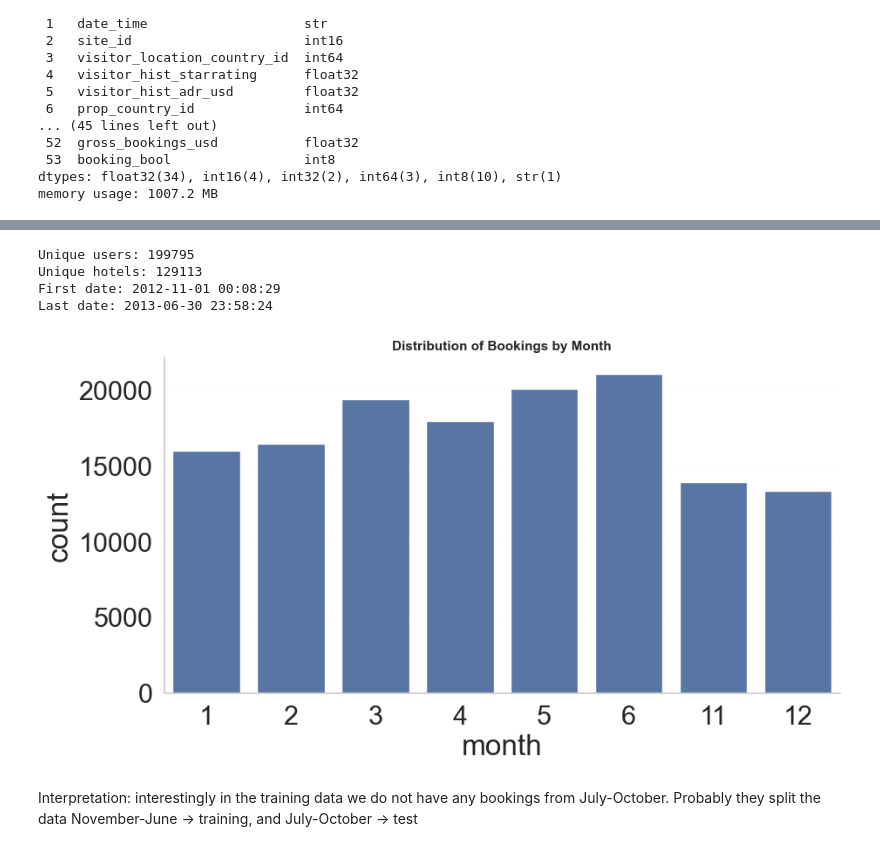
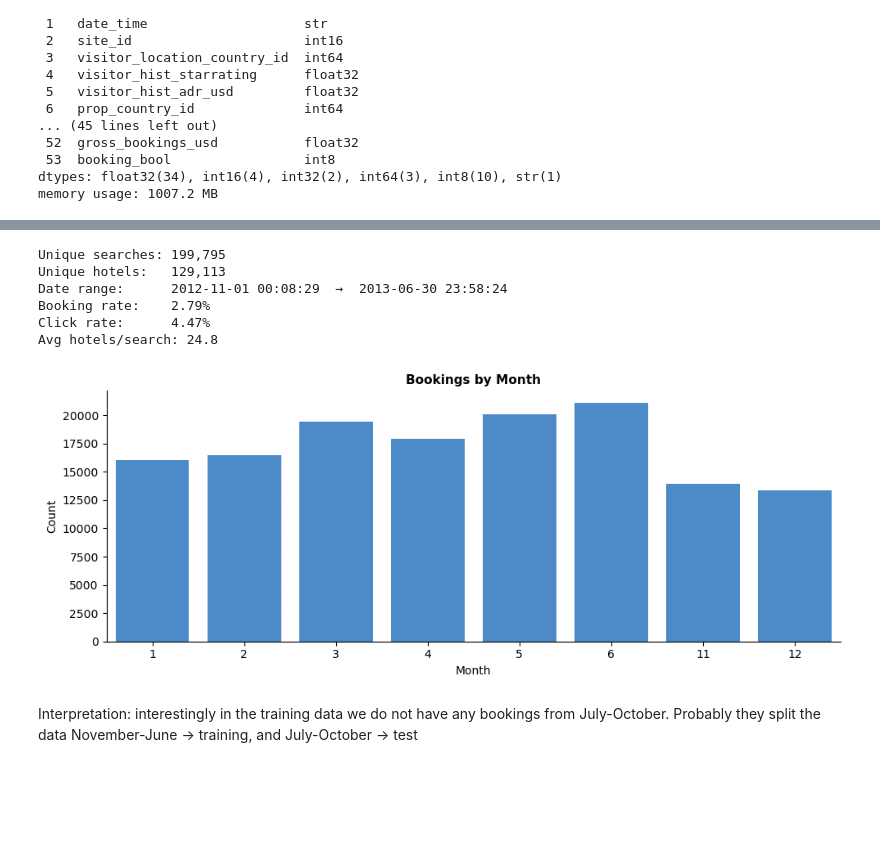
Before and after one commit to alicja-a-d/Data_Mining, a Jupyter notebook: A2/code/DMT_A2_EDA.ipynb, the cells around one changed output, grey strips where cells are left out. Saved outputs shown, nothing was run; the diff lists cells and outputs as text; code cells hidden in the pictures; blank space fills up the shorter version.

```diff
--- a/A2/code/DMT_A2_EDA.ipynb
+++ b/A2/code/DMT_A2_EDA.ipynb
@@ -55,13 +69,0 @@ dtype_map = {
-# %%
-data_path = r"C:\Users\annad\Documents\UvAnna x VU\Data Mining\Assignment 2\training_set_VU_DM.csv" #'/content/DMT_data'
-#data_path = '../data'
-#train_file = os.path.join(data_path, 'training_set_VU_DM.csv')
-#test_file = os.path.join(data_path, 'test_set_VU_DM.csv')
-
-df = pd.read_csv(data_path, dtype=dtype_map)
-# downcast floats
-for col in df.select_dtypes('float64').columns:
-    df[col] = df[col].astype('float32')
-display(df.head())
-#test = pd.read_csv(test_file)
-df.shape
@@ -124,33 +117,37 @@ display(stats)
 | click_bool | 4958347.0 | 0.044749 | 0.206751 | 0.000000 | 0.000000 | 0.000000 | 0.000000 | 1.000000e+00 | 0 | 0.0 |
 | booking_bool | 4958347.0 | 0.027911 | 0.164716 | 0.000000 | 0.000000 | 0.000000 | 0.000000 | 1.000000e+00 | 0 | 0.0 |
 # %%
-print("Unique users:", df["srch_id"].nunique())
-print("Unique hotels:", df["prop_id"].nunique())
-print("First date:", df["date_time"].min())
-print("Last date:", df["date_time"].max())
+print(f"Unique searches: {df['srch_id'].nunique():,}")
+print(f"Unique hotels:   {df['prop_id'].nunique():,}")
+print(f"Date range:      {df['date_time'].min()}  →  {df['date_time'].max()}")
+print(f"Booking rate:    {df['booking_bool'].mean():.2%}")
+print(f"Click rate:      {df['click_bool'].mean():.2%}")
+print(f"Avg hotels/search: {len(df) / df['srch_id'].nunique():.1f}")
 # %% [output]
-Unique users: 199795
-Unique hotels: 129113
-First date: 2012-11-01 00:08:29
-Last date: 2013-06-30 23:58:24
+Unique searches: 199,795
+Unique hotels:   129,113
+Date range:      2012-11-01 00:08:29  →  2013-06-30 23:58:24
+Booking rate:    2.79%
+Click rate:      4.47%
+Avg hotels/search: 24.8
+# %%
+# extract datetime features
+df['date_time']   = pd.to_datetime(df['date_time'])
+df['month']       = df['date_time'].dt.month
+df['day_of_week'] = df['date_time'].dt.dayofweek
+df['hour']        = df['date_time'].dt.hour
+df['year']        = df['date_time'].dt.year
 # %%
-def get_datetime(data):
-    df['date_time'] = pd.to_datetime(df['date_time'])
-    data['month'] = data['date_time'].dt.month
-    data['day_of_week'] = data['date_time'].dt.dayofweek
-    data['hour'] = data['date_time'].dt.hour
-    data["year"] = data['date_time'].dt.year
-    return data
-
-df = get_datetime(df)
-
-# booking distribution by month
-plt.figure(figsize=(10, 5))
-sns.countplot(data=df[df['booking_bool'] == 1], x='month')
-plt.title('Distribution of Bookings by Month')
+plt.figure(figsize=(10, 4))
+sns.countplot(data=df[df['booking_bool'] == 1], x='month', color=BLUE)
+plt.title('Bookings by Month')
+plt.xlabel('Month')
+plt.ylabel('Count')
+plt.tight_layout()
+plt.savefig('../figures/bookings_by_month.png', dpi=150)
 plt.show()
 # %% [output]
-[figure, old version]
+[figure, new version]
 # %% [markdown]
 Interpretation: interestingly in the training data we do not have any bookings from July-October. Probably they split the data November-June -> training, and July-October -> test
 # %%
```
Also changed, not shown: parts of 39 cells of this notebook, 13 other files.
